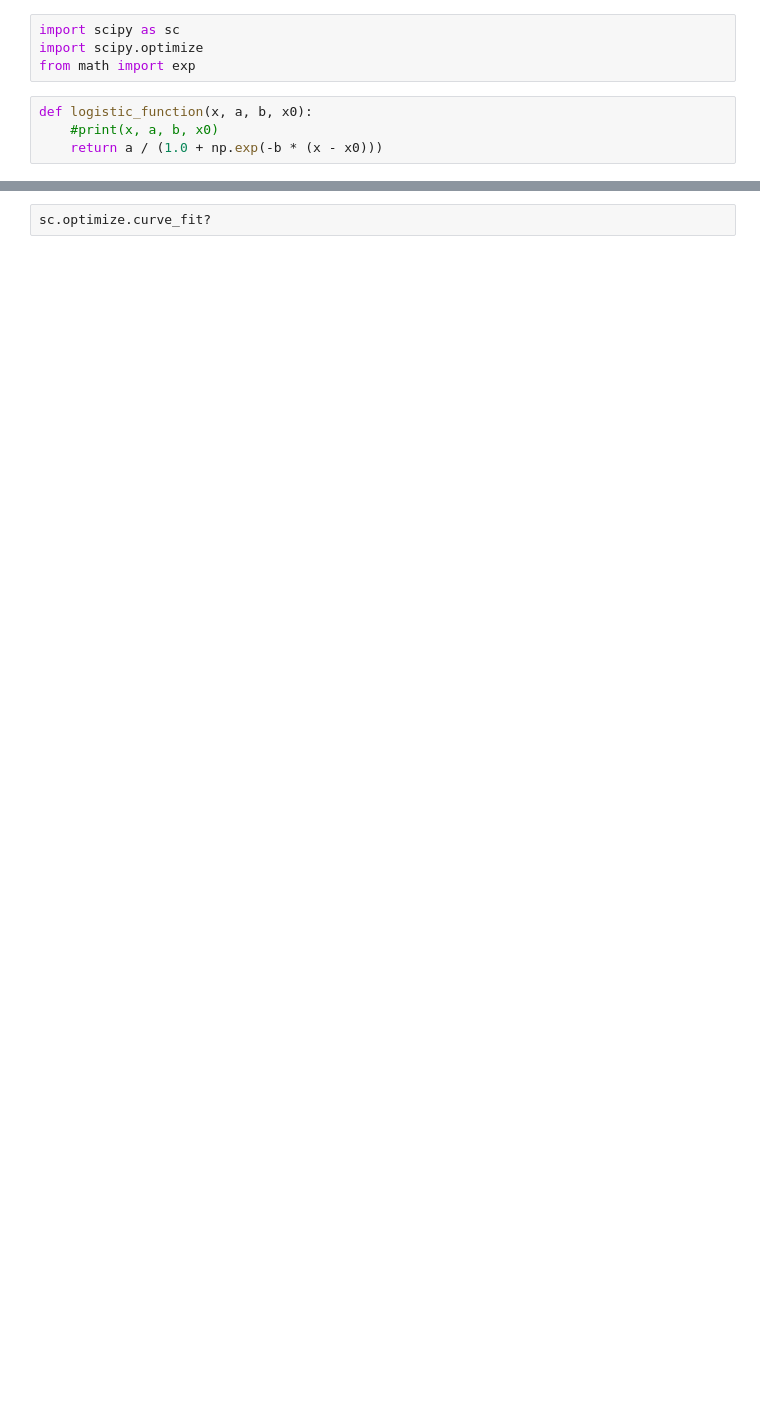
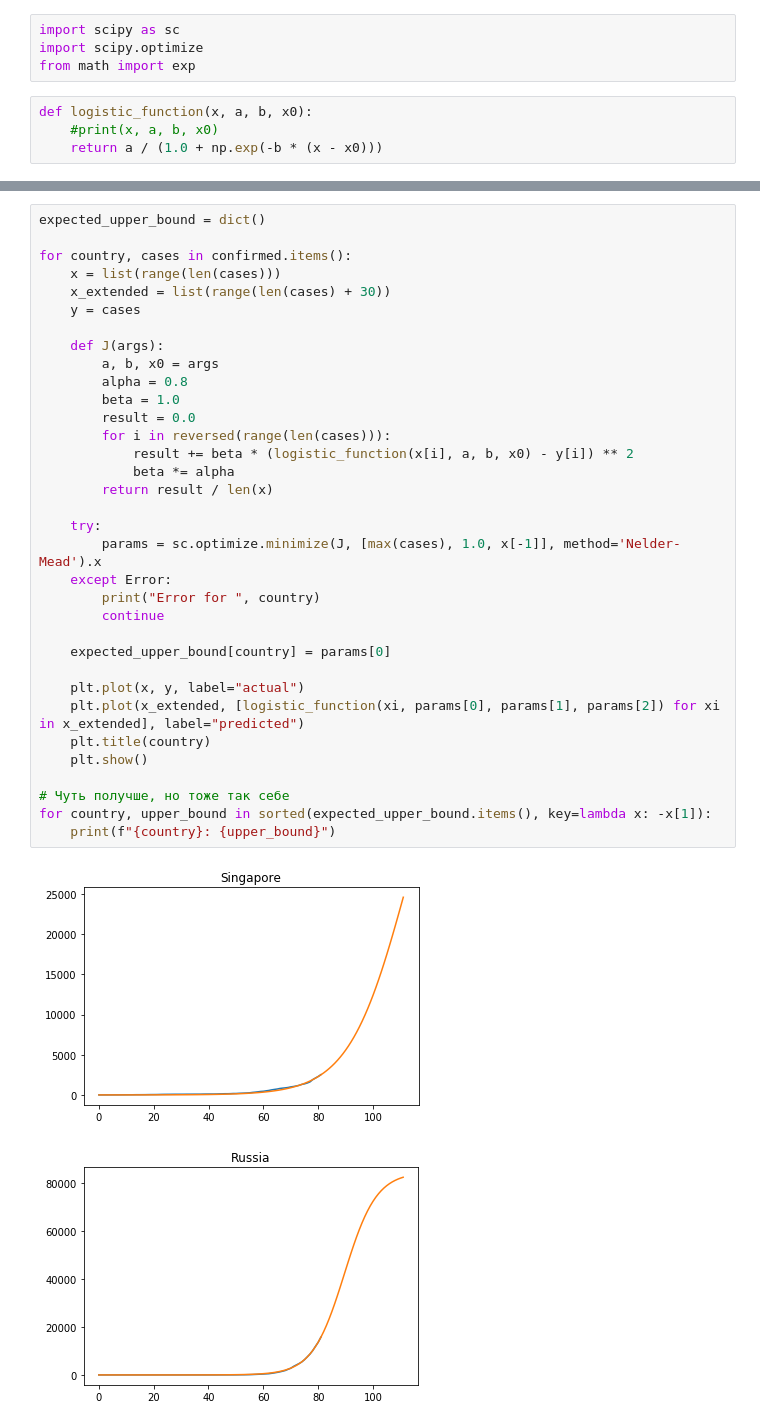
Before and after one commit to Malkovsky/interactive-visualization, a Jupyter notebook: covid19.ipynb, the cells around one changed output, grey strips where cells are left out. Cells and saved outputs as stored; diff of their text form; blank space fills up the shorter version.

```diff
--- a/covid19.ipynb
+++ b/covid19.ipynb
@@ -138,2 +141,37 @@ Singapore: 281.0519464872843
-# %%
-sc.optimize.curve_fit?
+# %%
+expected_upper_bound = dict()
+
+for country, cases in confirmed.items():
+    x = list(range(len(cases)))
+    x_extended = list(range(len(cases) + 30))
+    y = cases
+
+    def J(args):
+        a, b, x0 = args
+        alpha = 0.8
+        beta = 1.0
+        result = 0.0
+        for i in reversed(range(len(cases))):
+            result += beta * (logistic_function(x[i], a, b, x0) - y[i]) ** 2
+            beta *= alpha
+        return result / len(x)
+
+    try:
+        params = sc.optimize.minimize(J, [max(cases), 1.0, x[-1]], method='Nelder-Mead').x
+    except Error:
+        print("Error for ", country)
+        continue
+
+    expected_upper_bound[country] = params[0]
+
+    plt.plot(x, y, label="actual")
+    plt.plot(x_extended, [logistic_function(xi, params[0], params[1], params[2]) for xi in x_extended], label="predicted")
+    plt.title(country)
+    plt.show()
+
+# Чуть получше, но тоже так себе
+for country, upper_bound in sorted(expected_upper_bound.items(), key=lambda x: -x[1]):
+    print(f"{country}: {upper_bound}")
+# %% [output]
+[figure, added]
+[figure, added]
```
Also changed, not shown: parts of 5 cells of this notebook.
